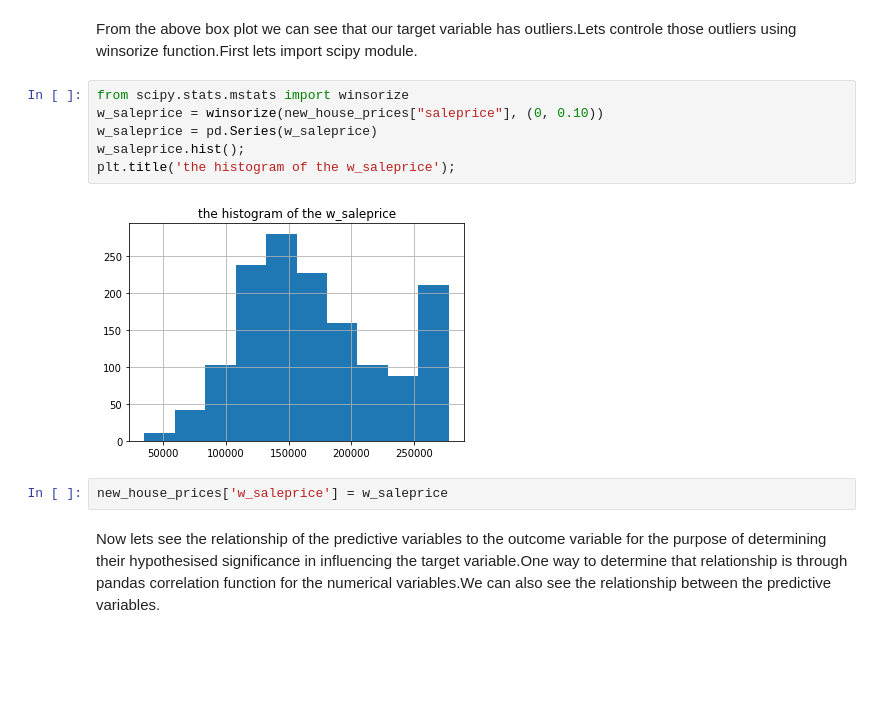
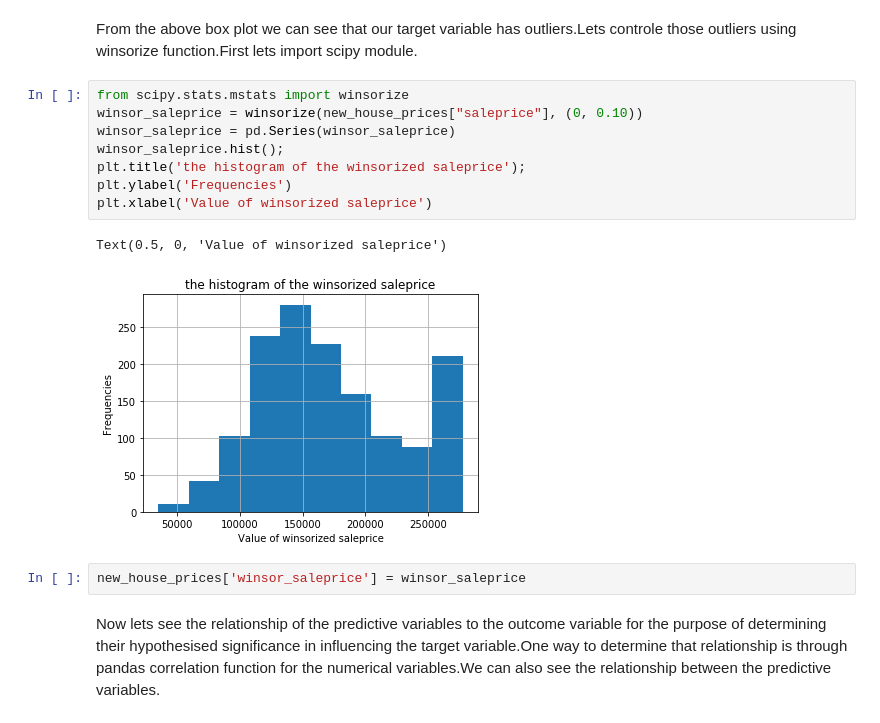
Before and after one commit to AmanuelKG/sharing_thinkful, a Jupyter notebook: supervised_regression/Supervised_regression_challenge.ipynb, the cells around one changed output. Drawn from its saved outputs; the diff is of its cells as text; blank space fills up the shorter version.

```diff
--- a/supervised_regression/Supervised_regression_challenge.ipynb
+++ b/supervised_regression/Supervised_regression_challenge.ipynb
@@ -243,13 +251,16 @@ plt.title('the box plot of sale price outcome variable');
 From the above box plot we can see that our target variable has outliers.Lets controle those outliers using winsorize function.First lets import scipy module.
 # %%
 from scipy.stats.mstats import winsorize
-w_saleprice = winsorize(new_house_prices["saleprice"], (0, 0.10))
-w_saleprice = pd.Series(w_saleprice)
-w_saleprice.hist();
-plt.title('the histogram of the w_saleprice');
+winsor_saleprice = winsorize(new_house_prices["saleprice"], (0, 0.10))
+winsor_saleprice = pd.Series(winsor_saleprice)
+winsor_saleprice.hist();
+plt.title('the histogram of the winsorized saleprice');
+plt.ylabel('Frequencies')
+plt.xlabel('Value of winsorized saleprice')
 # %% [output]
+Text(0.5, 0, 'Value of winsorized saleprice')
-[figure, old version]
+[figure, new version]
-# %%
-new_house_prices['w_saleprice'] = w_saleprice
+# %%
+new_house_prices['winsor_saleprice'] = winsor_saleprice
 # %% [markdown]
 Now lets see the relationship of the predictive variables to the outcome variable for the purpose of determining their hypothesised significance in influencing the target variable.One way to determine that relationship is through pandas correlation function for the numerical variables.We can also see the relationship between the predictive variables.
```
Also changed, not shown: parts of 37 cells of this notebook.
